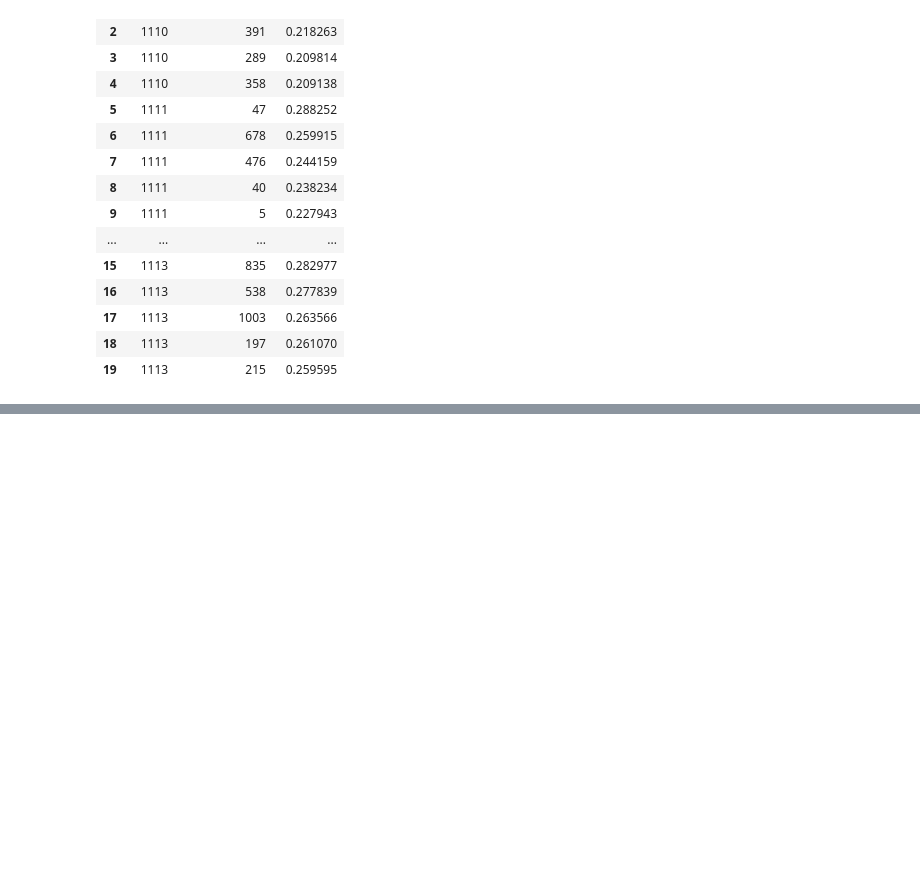
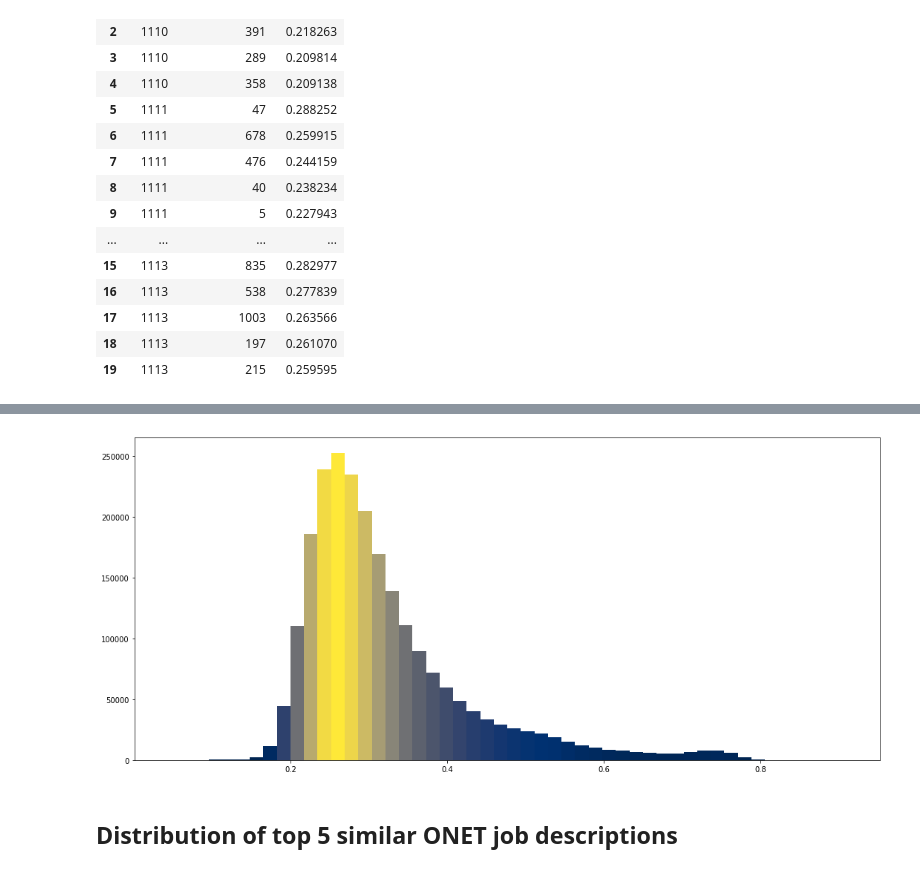
Before and after one commit to btruhand/job-advisor, a Jupyter notebook: Evaluating_doc2vec.ipynb, the cells around one changed output, grey strips where cells are left out. Cells and saved outputs as stored; diff of their text form; code cells hidden in the pictures; blank space fills up the shorter version.

```diff
--- a/Evaluating_doc2vec.ipynb
+++ b/Evaluating_doc2vec.ipynb
@@ -147,0 +201,15 @@ df.head(20)
+# %%
+fig, ax = plt.subplots()
+
+fig.set_size_inches(18, 8)
+n, bins, patches = ax.hist(df['similarity'], bins=50)
+
+# To normalize your values
+cm = plt.cm.get_cmap('cividis')
+col = (n-n.min())/(n.max()-n.min())
+for c, p in zip(col, patches):
+    plt.setp(p, 'facecolor', cm(c))
+# %% [output]
+[figure, added]
+# %% [markdown]
+## Distribution of top 5 similar ONET job descriptions
```
Also changed, not shown: parts of 26 cells of this notebook, 1 other file.
